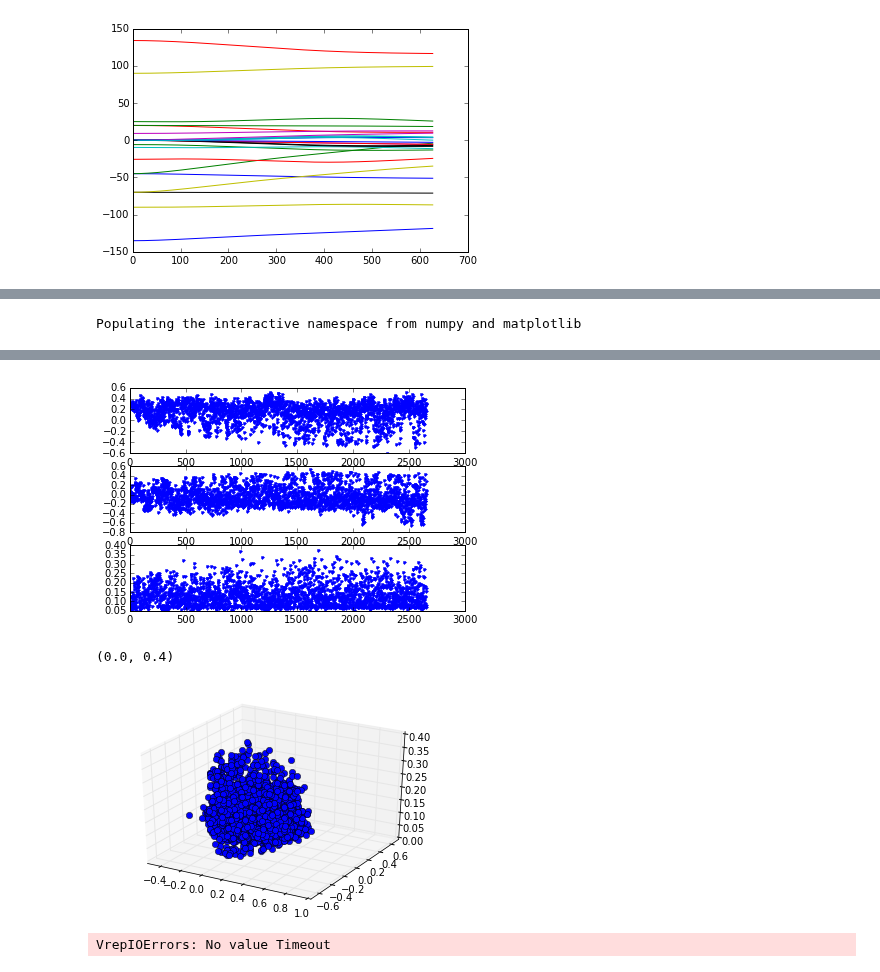
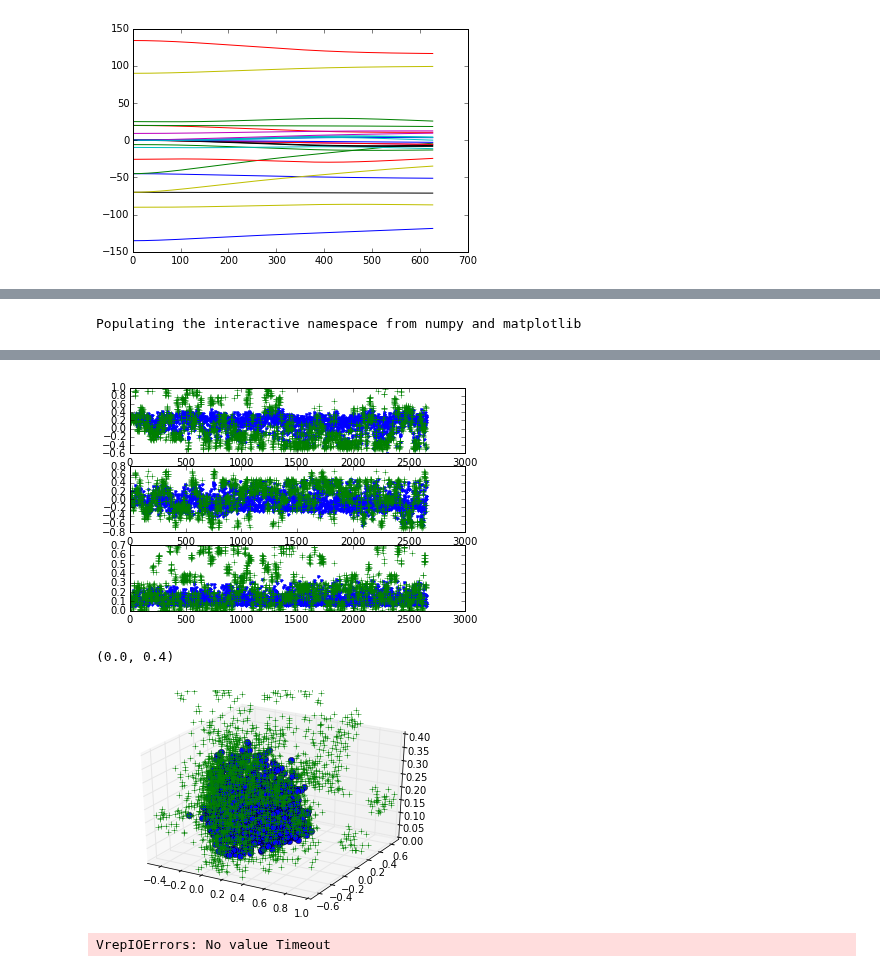
Before and after one commit to flowersteam/explauto, a Jupyter notebook: notebook/monte-ta-tete.ipynb, the cells around one changed output, grey strips where cells are left out. Saved outputs shown, nothing was run; the diff lists cells and outputs as text; code cells hidden in the pictures.

```diff
--- a/notebook/monte-ta-tete.ipynb
+++ b/notebook/monte-ta-tete.ipynb
@@ -225,6 +246,6 @@ expe.run(10000, bg=True)
 for d in range(env.conf.s_ndims):
     subplot(3, 1, d+1)
     plot(expe.log.logs['perception'][:, d], '.b')
-    #plot(expe.log.logs['choice'][:, d], '+g')
+    plot(expe.log.logs['choice'][:, d], '+g')
 # %% [output]
 Populating the interactive namespace from numpy and matplotlib
@@ -231,10 +254,10 @@ Populating the interactive namespace from numpy and matplotlib
-[figure, old version]
+[figure, new version]
 # %%
 from mpl_toolkits.mplot3d import Axes3D
 fig = figure()
 ax = fig.add_subplot(111, projection='3d')
 ax.plot(expe.log.logs['perception'][:, 0], expe.log.logs['perception'][:, 1], expe.log.logs['perception'][:, 2], marker="o", lw=0)
-#ax.plot(expe.log.logs['choice'][:, 0], expe.log.logs['choice'][:, 1], expe.log.logs['choice'][:, 2], marker="+", color='g', lw=0)
+ax.plot(expe.log.logs['choice'][:, 0], expe.log.logs['choice'][:, 1], expe.log.logs['choice'][:, 2], marker="+", color='g', lw=0)
 
 
 ax.set_xlim(ag.conf.s_mins[0], ag.conf.s_maxs[0])
@@ -242,7 +265,7 @@ ax.set_ylim(ag.conf.s_mins[1], ag.conf.s_maxs[1])
 ax.set_zlim(ag.conf.s_mins[2], 0.4) # ag.conf.s_maxs[2])
 # %% [output]
 (0.0, 0.4)
-[figure, old version]
+[figure, new version]
 # %%
 from numpy import arange, array
 for i in arange(0, 1900, 40):
```
Also changed, not shown: parts of 5 cells of this notebook.
